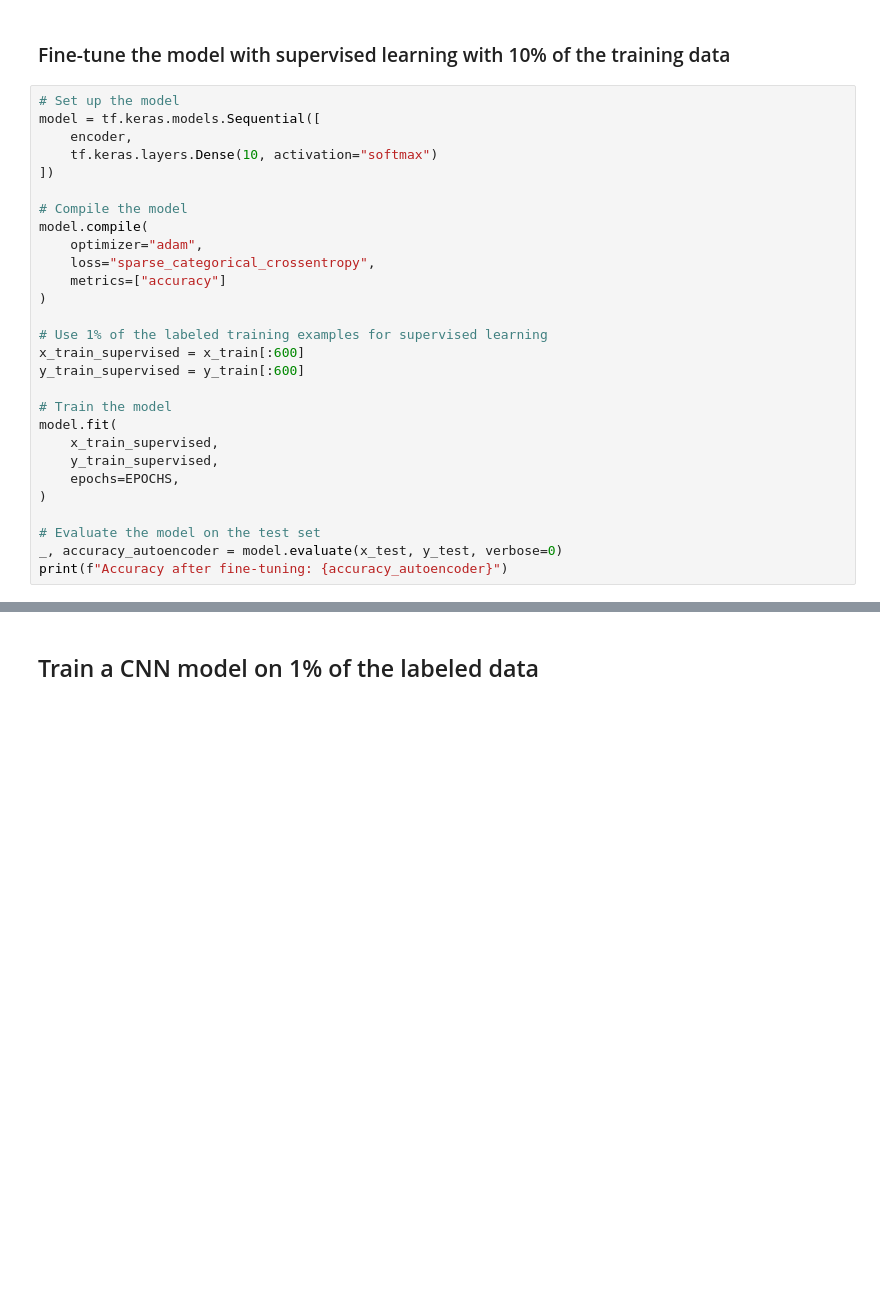
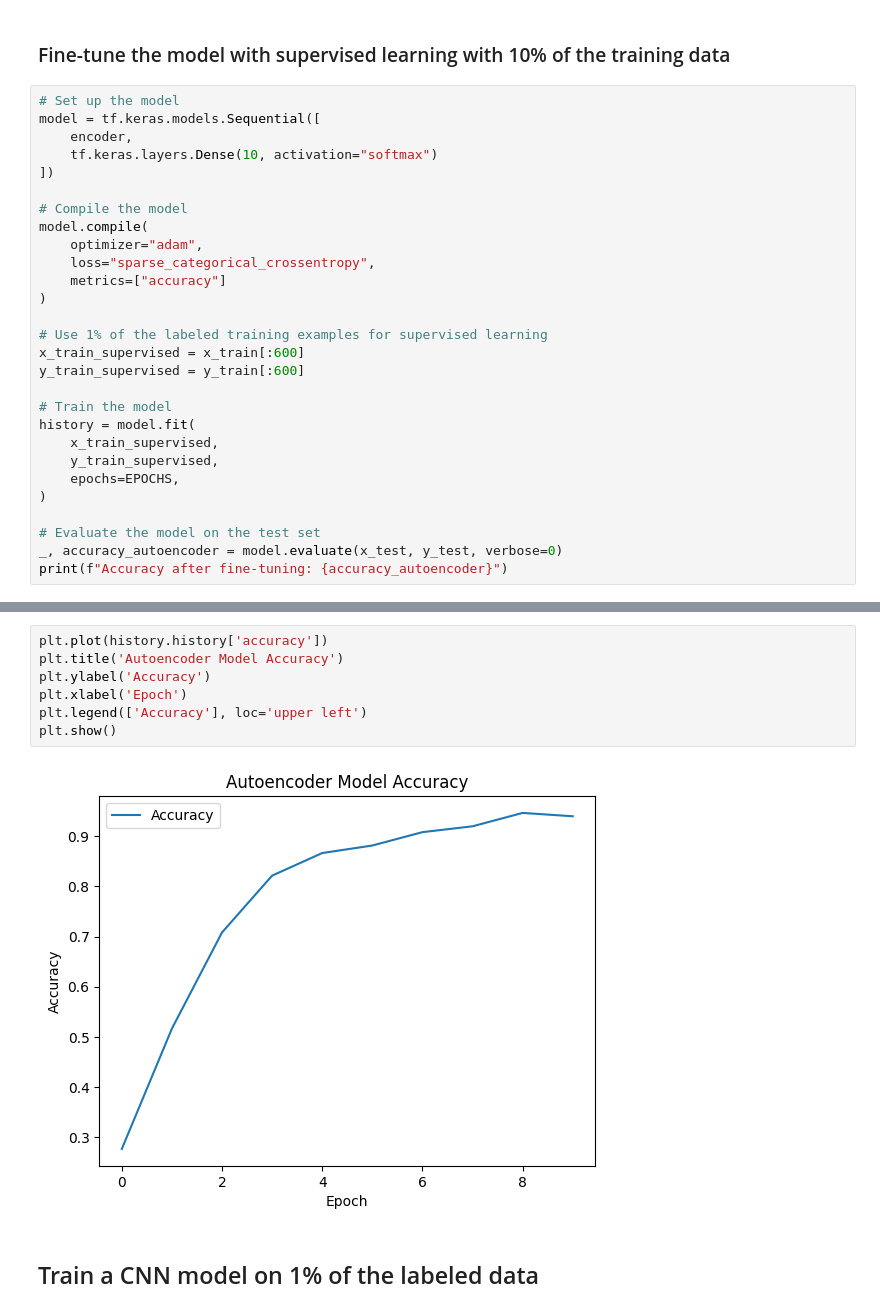
Before and after one commit to erikssommer/ssl-autoencoder-mnist, a Jupyter notebook: notebooks/autoencoder.ipynb, the cells around one changed output, grey strips where cells are left out. Saved outputs shown, nothing was run; the diff lists cells and outputs as text; blank space fills up the shorter version.

```diff
--- a/notebooks/autoencoder.ipynb
+++ b/notebooks/autoencoder.ipynb
@@ -109,7 +141,7 @@ x_train_supervised = x_train[:600]
 y_train_supervised = y_train[:600]
 
 # Train the model
-model.fit(
+history = model.fit(
     x_train_supervised,
     y_train_supervised,
     epochs=EPOCHS,
@@ -139,3 +171,12 @@ Accuracy after fine-tuning: 0.868399977684021
+# %%
+plt.plot(history.history['accuracy'])
+plt.title('Autoencoder Model Accuracy')
+plt.ylabel('Accuracy')
+plt.xlabel('Epoch')
+plt.legend(['Accuracy'], loc='upper left')
+plt.show()
+# %% [output]
+[figure, added]
 # %% [markdown]
 ## Train a CNN model on 1% of the labeled data
 # %%
```
Also changed, not shown: parts of 4 cells of this notebook.
